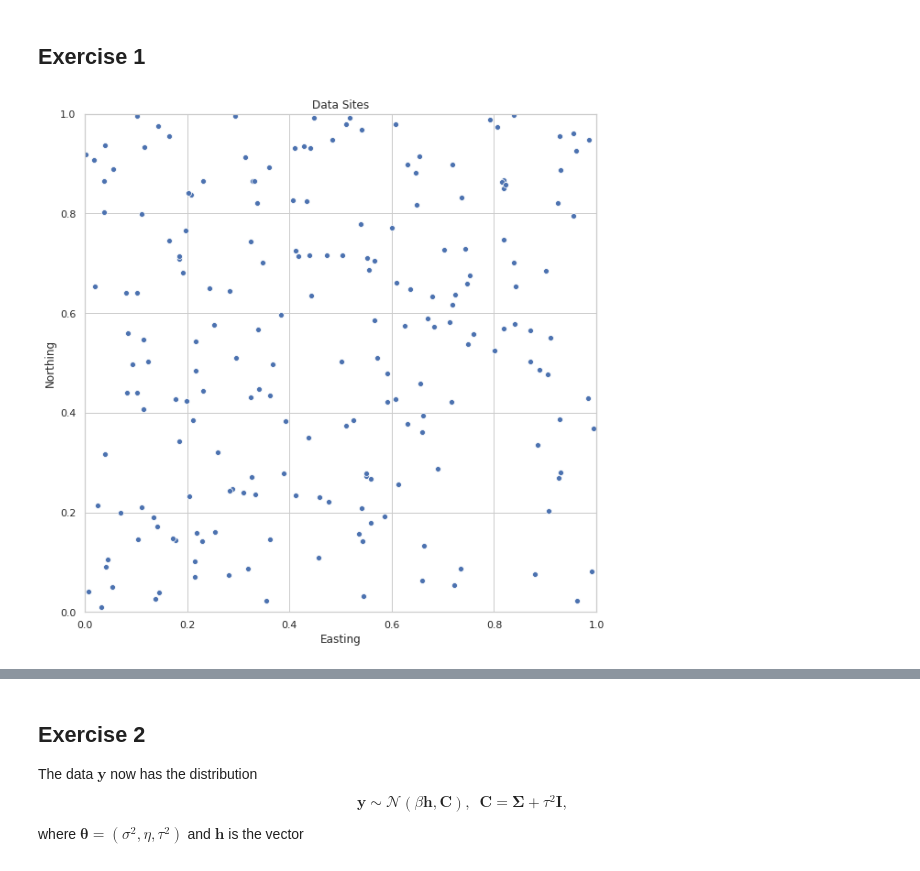
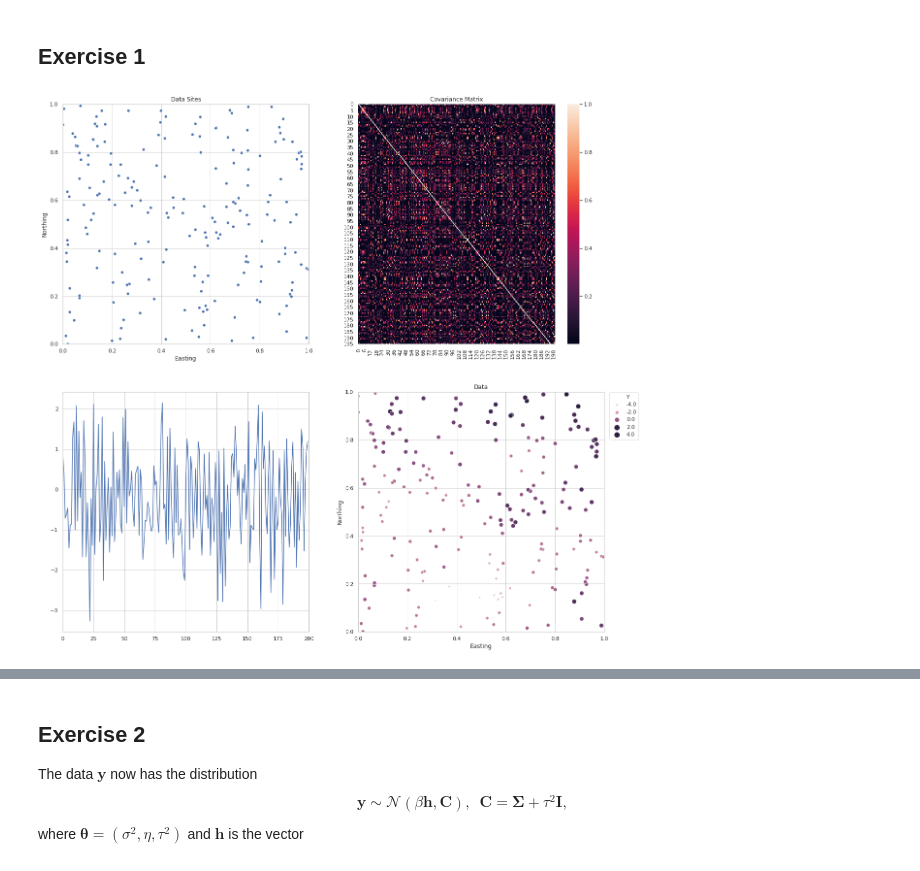
Before and after one commit to berild/mssdvia, a Jupyter notebook: gaussian-random-fields/exercise-c-solution.ipynb, the cells around one changed output, grey strips where cells are left out. Cells and saved outputs as stored; diff of their text form; code cells hidden in the pictures.

```diff
--- a/gaussian-random-fields/exercise-c-solution.ipynb
+++ b/gaussian-random-fields/exercise-c-solution.ipynb
@@ -37,33 +37,48 @@ alpha = 1
 # %%
 # Create model samples
 
 def create_samples(m,sigma,eta,tau,alpha):
     x = np.zeros((m , 2))
     x[:,0] = np.random.uniform(0,1,m)
     x[:,1] = np.random.uniform(0,1,m)
     S = pd.DataFrame({'Easting' : x[:,0], 'Northing': x[:,1]} , columns=['Easting' , 'Northing'])
-    spatial_cov = np.zeros((m , m))
-    for i in range(m):
-        for j in range(m):
+    spatial_cov = np.identity(m)*sigma
+    for i in range(m-1):
+        for j in range(i+1,m):
             tij = abs(distance.euclidean(x[i,:] , x[j,:]))
-            spatial_cov[i , j] =  (sigma**2) * (1 + eta * tij) * np.exp(-(eta * tij))
-    L = linalg.cholesky(spatial_cov, lower=True)
-    U = np.random.normal(0, 1, len(L))
-    tmp = L @ U
+            spatial_cov[i , j] =  spatial_cov[j , i] = sigma * (1 + eta * tij) * np.exp(-(eta * tij))
+    L = linalg.cholesky(spatial_cov)
+    U = np.random.normal(0, 1, m)
+    tmp = np.transpose(L) @ U
     h = (x[:,0] + x[:,1] - 1)
-    tmp += alpha*h
-    y = tmp + np.random.normal(0,tau)
+    y = tmp + alpha*h + np.random.normal(0,np.sqrt(tau),m)
     S['Y'] = y
-    return(x,y,h,S)
+    return(x,y,h,S,spatial_cov)
 
-x,y,h,S = create_samples(m,sigma,eta,tau,alpha)
+np.random.seed(1)
+x,y,h,S,spatial_cov = create_samples(m,sigma,eta,tau,alpha)
 
+plt.figure(figsize=(20, 20))
+ax = plt.subplot(221)
 sns.set(style="whitegrid")
-fig, ax = plt.subplots(figsize=(10,10))
 sns.scatterplot('Easting' , 'Northing' , data=S)
 ax.set_xlim(0,1)
 ax.set_ylim(0,1)
 plt.title('Data Sites')
+plt.subplot(222)
+sns.set(style="whitegrid")
+sns.heatmap(spatial_cov)
+plt.title('Covariance Matrix')
+ax = plt.subplot(223)
+ax.set_xlim(0,200)
+plt.plot(y)
+ax = plt.subplot(224)
+sns.set(style="whitegrid")
+sns.scatterplot(x="Easting", y="Northing", size="Y", hue = "Y",  sizes=(10, 100) , data=S)
+ax.legend(loc='center left', bbox_to_anchor=(1.01, .90), ncol=1)
+ax.set_xlim(0,1)
+ax.set_ylim(0,1)
+plt.title('Data')
 plt.show()
 # %% [output]
-[figure, old version]
+[figure, new version]
```
Also changed, not shown: parts of 11 cells of this notebook, 1 other file.
